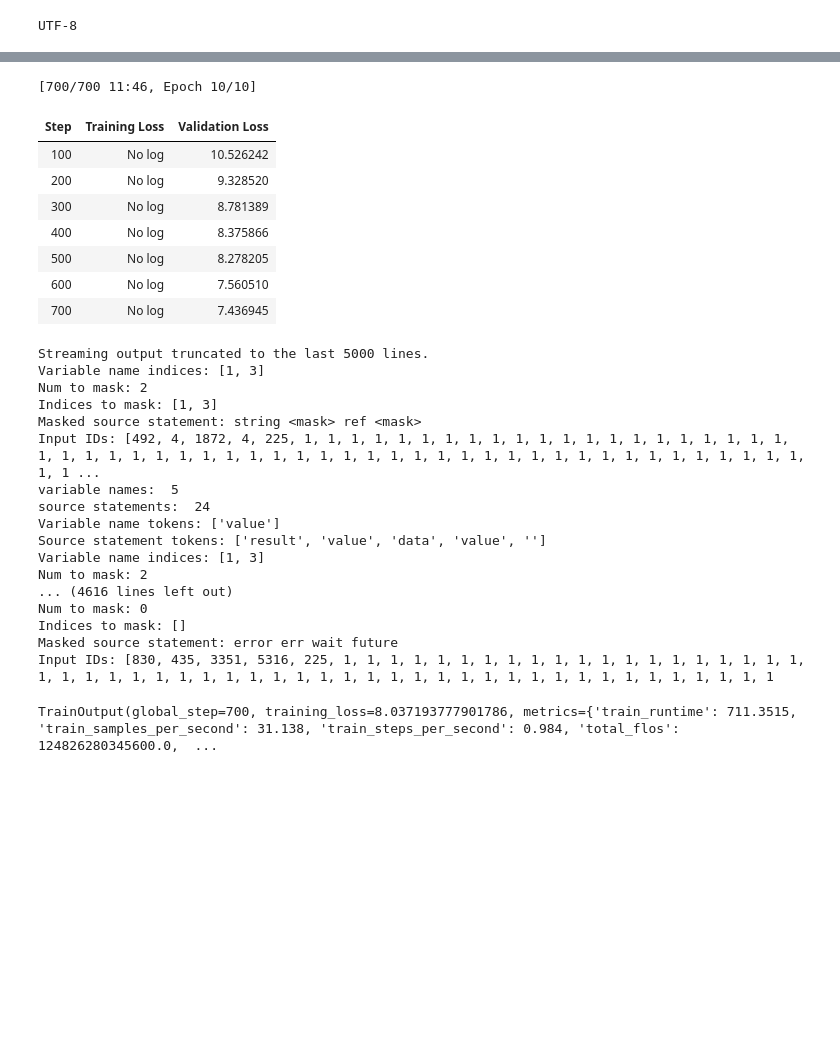
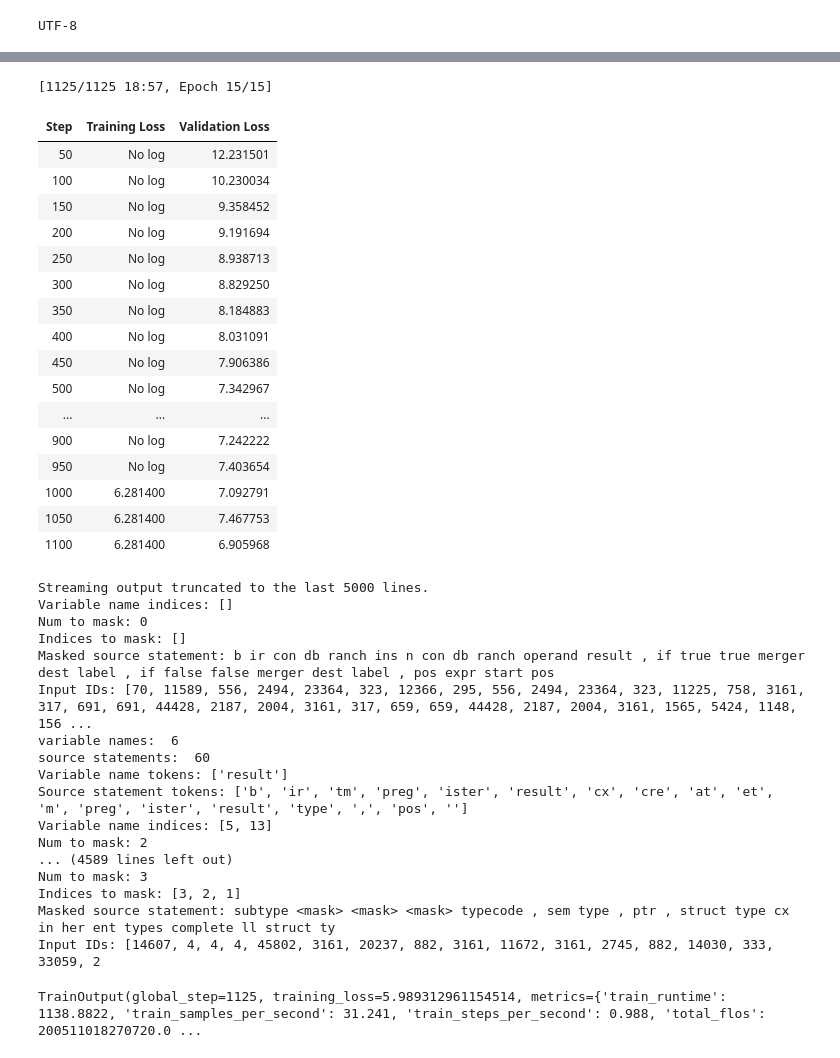
Before and after one commit to VellummyilumVinoth/Train_And_Test_Using_ALBERT, a Jupyter notebook: FinetunedAlbert.ipynb, the cells around one changed output, grey strips where cells are left out. Saved outputs shown, nothing was run; the diff lists cells and outputs as text; code cells hidden in the pictures; blank space fills up the shorter version.

```diff
--- a/FinetunedAlbert.ipynb
+++ b/FinetunedAlbert.ipynb
@@ -187,7 +52,7 @@ with open('output.csv', 'r') as file:
         if len(row) >= 2:
             # Append the variable name and source statement to their respective lists
             variable_names.append(row[0].lower())
-            statements.append(row[1])
+            statements.append(row[1].replace(';', '').lower())  # Remove the ';' symbol
 # %%
 variable_names
 # %% [output]
@@ -405,10 +275,10 @@ model.resize_token_embeddings(len(tokenizer))
 training_args = TrainingArguments(
     output_dir='./results',          # output directory
     evaluation_strategy = "steps",   # Evaluation and Save happens every X steps
-    eval_steps = 100,                # Evaluation happens every X steps
+    eval_steps = 50,                 # Evaluation happens every X steps
     save_steps = 1000,               # Save checkpoint every X steps
-    num_train_epochs = 10,            # Total number of training epochs
-    learning_rate = 1e-5,            # Learning rate
+    num_train_epochs = 15,           # Total number of training epochs
+    learning_rate = 2e-5,            # Learning rate
     per_device_train_batch_size=32,  # Batch size per device during training
     per_device_eval_batch_size=64,   # Batch size for evaluation
     warmup_steps = 500,              # Number of warmup steps
@@ -448,28 +318,37 @@ Input IDs: [1191, 299, 4, 1477, 299, 4, 10741, 1477, 225, 1, 1, 1, 1, 1, 1, 1, 1
-[700/700 11:46, Epoch 10/10]
+[1125/1125 18:57, Epoch 15/15]
 | Step | Training Loss | Validation Loss |
-| 100 | No log | 10.526242 |
-| 200 | No log | 9.328520 |
-| 300 | No log | 8.781389 |
-| 400 | No log | 8.375866 |
-| 500 | No log | 8.278205 |
-| 600 | No log | 7.560510 |
-| 700 | No log | 7.436945 |
+| 50 | No log | 12.231501 |
+| 100 | No log | 10.230034 |
+| 150 | No log | 9.358452 |
+| 200 | No log | 9.191694 |
+| 250 | No log | 8.938713 |
+| 300 | No log | 8.829250 |
+| 350 | No log | 8.184883 |
+| 400 | No log | 8.031091 |
+| 450 | No log | 7.906386 |
+| 500 | No log | 7.342967 |
+| ... | ... | ... |
+| 900 | No log | 7.242222 |
+| 950 | No log | 7.403654 |
+| 1000 | 6.281400 | 7.092791 |
+| 1050 | 6.281400 | 7.467753 |
+| 1100 | 6.281400 | 6.905968 |
 Streaming output truncated to the last 5000 lines.
-Variable name indices: [1, 3]
-Num to mask: 2
-Indices to mask: [1, 3]
-Masked source statement: string <mask> ref <mask>
-Input IDs: [492, 4, 1872, 4, 225, 1, 1, 1, 1, 1, 1, 1, 1, 1, 1, 1, 1, 1, 1, 1, 1, 1, 1, 1, 1, 1, 1, 1, 1, 1, 1, 1, 1, 1, 1, 1, 1, 1, 1, 1, 1, 1, 1, 1, 1, 1, 1, 1, 1, 1, 1, 1, 1, 1, 1, 1, 1, 1, 1, 1, 1 ...
-variable names:  5
-source statements:  24
-Variable name tokens: ['value']
-Source statement tokens: ['result', 'value', 'data', 'value', '']
-Variable name indices: [1, 3]
-Num to mask: 2
-... (4616 lines left out)
+Variable name indices: []
 Num to mask: 0
 Indices to mask: []
-Masked source statement: error err wait future
-Input IDs: [830, 435, 3351, 5316, 225, 1, 1, 1, 1, 1, 1, 1, 1, 1, 1, 1, 1, 1, 1, 1, 1, 1, 1, 1, 1, 1, 1, 1, 1, 1, 1, 1, 1, 1, 1, 1, 1, 1, 1, 1, 1, 1, 1, 1, 1, 1, 1, 1, 1, 1, 1, 1, 1, 1, 1, 1, 1
+Masked source statement: b ir con db ranch ins n con db ranch operand result , if true true merger dest label , if false false merger dest label , pos expr start pos
+Input IDs: [70, 11589, 556, 2494, 23364, 323, 12366, 295, 556, 2494, 23364, 323, 11225, 758, 3161, 317, 691, 691, 44428, 2187, 2004, 3161, 317, 659, 659, 44428, 2187, 2004, 3161, 1565, 5424, 1148, 156 ...
+variable names:  6
+source statements:  60
+Variable name tokens: ['result']
+Source statement tokens: ['b', 'ir', 'tm', 'preg', 'ister', 'result', 'cx', 'cre', 'at', 'et', 'm', 'preg', 'ister', 'result', 'type', ',', 'pos', '']
+Variable name indices: [5, 13]
+Num to mask: 2
+... (4589 lines left out)
+Num to mask: 3
+Indices to mask: [3, 2, 1]
+Masked source statement: subtype <mask> <mask> <mask> typecode , sem type , ptr , struct type cx in her ent types complete ll struct ty
+Input IDs: [14607, 4, 4, 4, 45802, 3161, 20237, 882, 3161, 11672, 3161, 2745, 882, 14030, 333, 33059, 2
-TrainOutput(global_step=700, training_loss=8.037193777901786, metrics={'train_runtime': 711.3515, 'train_samples_per_second': 31.138, 'train_steps_per_second': 0.984, 'total_flos': 124826280345600.0,  ...
+TrainOutput(global_step=1125, training_loss=5.989312961154514, metrics={'train_runtime': 1138.8822, 'train_samples_per_second': 31.241, 'train_steps_per_second': 0.988, 'total_flos': 200511018270720.0 ...
 # %%
```
Also changed, not shown: parts of 22 cells of this notebook.
